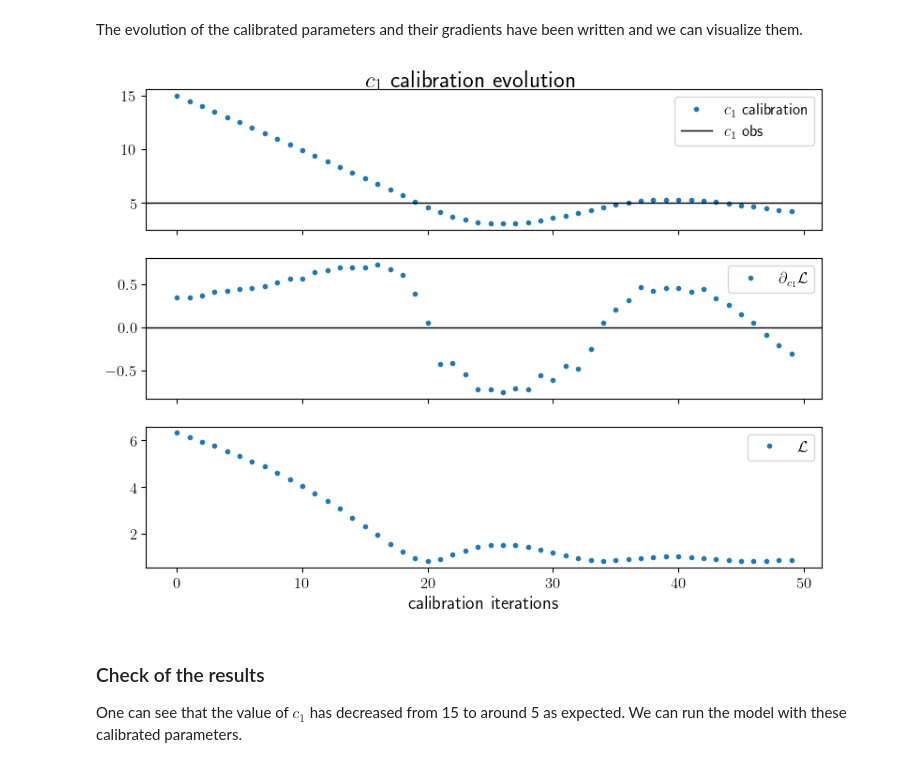
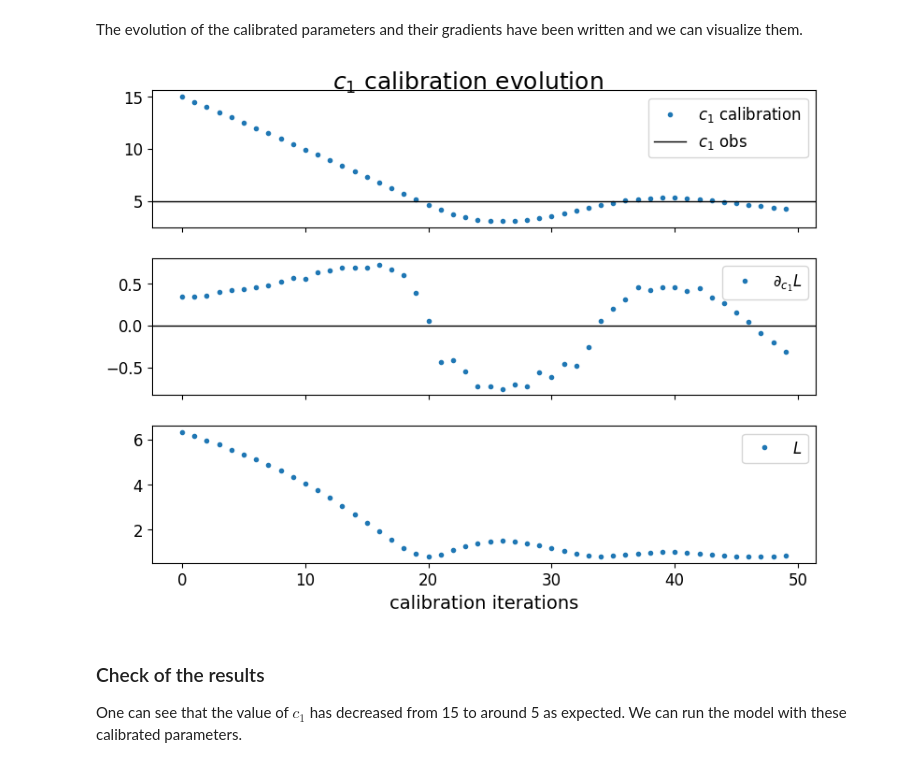
Before and after one commit to meom-group/tunax, a Jupyter notebook: notebooks/k-epsilon_Kato-Phillips.ipynb, the cells around one changed output. Cells and saved outputs as stored; diff of their text form; code cells hidden in the pictures.

```diff
--- a/notebooks/k-epsilon_Kato-Phillips.ipynb
+++ b/notebooks/k-epsilon_Kato-Phillips.ipynb
@@ -2,6 +2,8 @@
 # Perfect model $k-\varepsilon$ calibration on Kato-Phillips case
 In this notebook, we will demonstrate how get started with _Tunax_ to run a forward model and do a perfect model calibration. Our approach will use the $k-\varepsilon$ closure and will be based on the idealized Kato-Phillips [1] case. This case is characterized by the absence of heat flux and the presence of uniform zonal wind forcing. In a _perfect-model_ framework, the “observations” used for calibration are outputs of a forward model run, generated using a specific set of $k-\varepsilon$ parameters. The goal is for _Tunax_ to successfully retrieve these original parameters through the calibration process.
 # %%
+import os
+import shutil
 import jax.numpy as jnp
 import numpy as np
 import matplotlib.pyplot as plt
@@ -9,9 +11,9 @@ from matplotlib.pyplot import Figure, Axes
 from typing import List, Tuple, TypeAlias
 subplot_1D_type: TypeAlias = Tuple[Figure, List[Axes]]
 subplot_2D_type: TypeAlias = Tuple[Figure, List[List[Axes]]]
-plt.rc('text', usetex=True)
+latex_installed = shutil.which("latex") is not None
 plt.rcParams.update({
-    'text.usetex': True,
+    'text.usetex': latex_installed,
     'figure.figsize': (8, 5),
     'axes.titlesize': 18,
     'figure.titlesize': 18,
@@ -330,29 +354,33 @@ The evolution of the calibrated parameters and their gradients have been written
 # %%
 data = np.load(output_path, allow_pickle=True)
 c1_ev = data['x'][0, :]
 c1_grad_ev = data['grads'][0, :]
 loss_it = data['loss_it']
 loss_values = data['loss_values']
 
 sp: subplot_1D_type = plt.subplots(3, 1, sharex=True, figsize=(8, 6))
 fig, [ax_x, ax_g, ax_l] = sp
 plt.tight_layout(rect=[0, 0.03, 1, 0.98])
 
 ax_x.plot(c1_ev, '.', label='$c_1$ calibration')
 ax_x.axhline([5.], color='k', linewidth=1, label='$c_1$ obs')
-ax_g.plot(c1_grad_ev, '.', label=r'$\partial_{c_1} \mathcal L$')
+ax_g.plot(c1_grad_ev, '.')
 ax_g.axhline(0, color='k', linewidth=1)
-ax_l.plot(loss_it, loss_values, '.', label=r'$\mathcal L$')
+ax_l.plot(loss_it, loss_values, '.')
 
 ax_l.set_xlabel('calibration iterations')
 ax_x.legend()
-ax_g.legend()
-ax_l.legend()
-fig.suptitle(r'$c_1$ calibration evolution')
+if latex_installed:
+    ax_g.legend([r'$\partial_{c_1} \mathcal L$'])
+    ax_l.legend([r'$\mathcal L$'])
+else:
+    ax_g.legend([r'$\partial_{c_1} L$'])
+    ax_l.legend(['$L$'])
+fig.suptitle('$c_1$ calibration evolution')
 
 plt.show()
 # %% [output]
-[figure, old version]
+[figure, new version]
 # %% [markdown]
 ### Check of the results
 One can see that the value of $c_1$ has decreased from 15 to around 5 as expected. We can run the model with these calibrated parameters.
```
Also changed, not shown: parts of 6 cells of this notebook, 1 other file.
